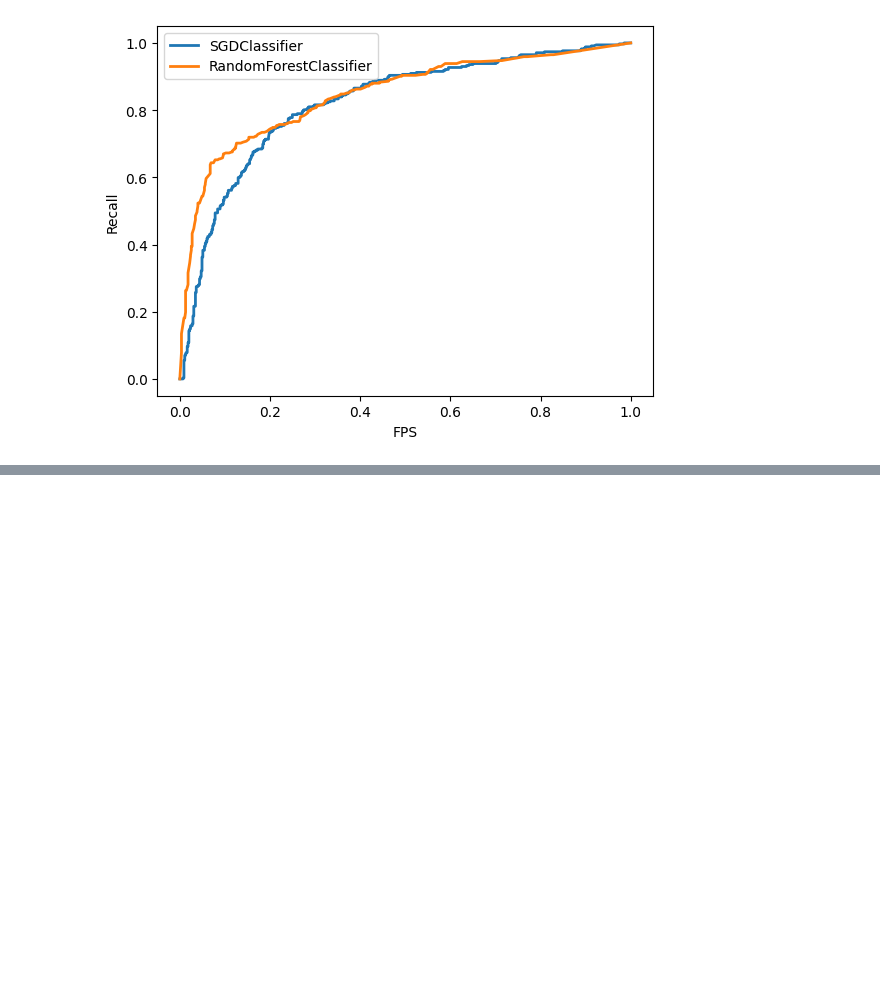
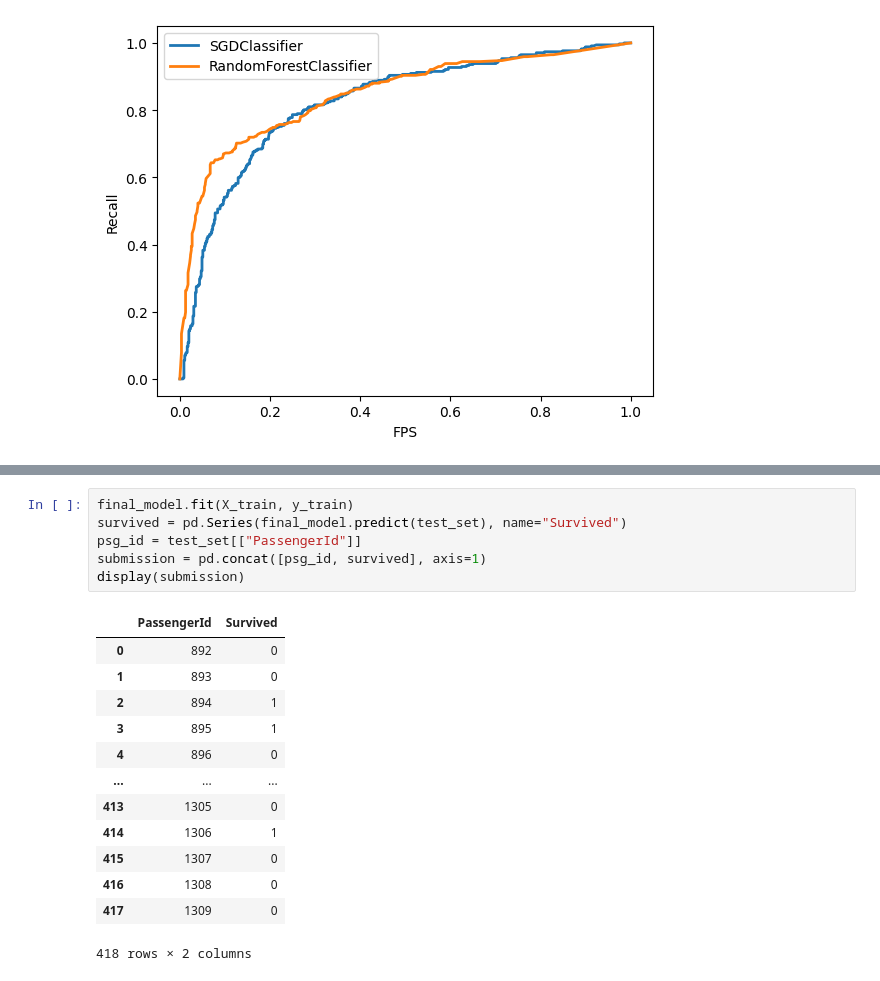
Before and after one commit to nfilipas/handson-ml3, a Jupyter notebook: exercises/chapter3.ipynb, the cells around one changed output, grey strips where cells are left out. Drawn from its saved outputs; the diff is of its cells as text; blank space fills up the shorter version.

```diff
--- a/exercises/chapter3.ipynb
+++ b/exercises/chapter3.ipynb
@@ -335,0 +412,20 @@ array([-2.07827432e+00,  2.28158309e+00,  1.23298863e+00,  2.64600094e+00,
+# %%
+final_model.fit(X_train, y_train)
+survived = pd.Series(final_model.predict(test_set), name="Survived")
+psg_id = test_set[["PassengerId"]]
+submission = pd.concat([psg_id, survived], axis=1)
+display(submission)
+# %% [output]
+|  | PassengerId | Survived |
+| 0 | 892 | 0 |
+| 1 | 893 | 0 |
+| 2 | 894 | 1 |
+| 3 | 895 | 1 |
+| 4 | 896 | 0 |
+| ... | ... | ... |
+| 413 | 1305 | 0 |
+| 414 | 1306 | 1 |
+| 415 | 1307 | 0 |
+| 416 | 1308 | 0 |
+| 417 | 1309 | 0 |
+418 rows × 2 columns
```
Also changed, not shown: parts of 16 cells of this notebook.
